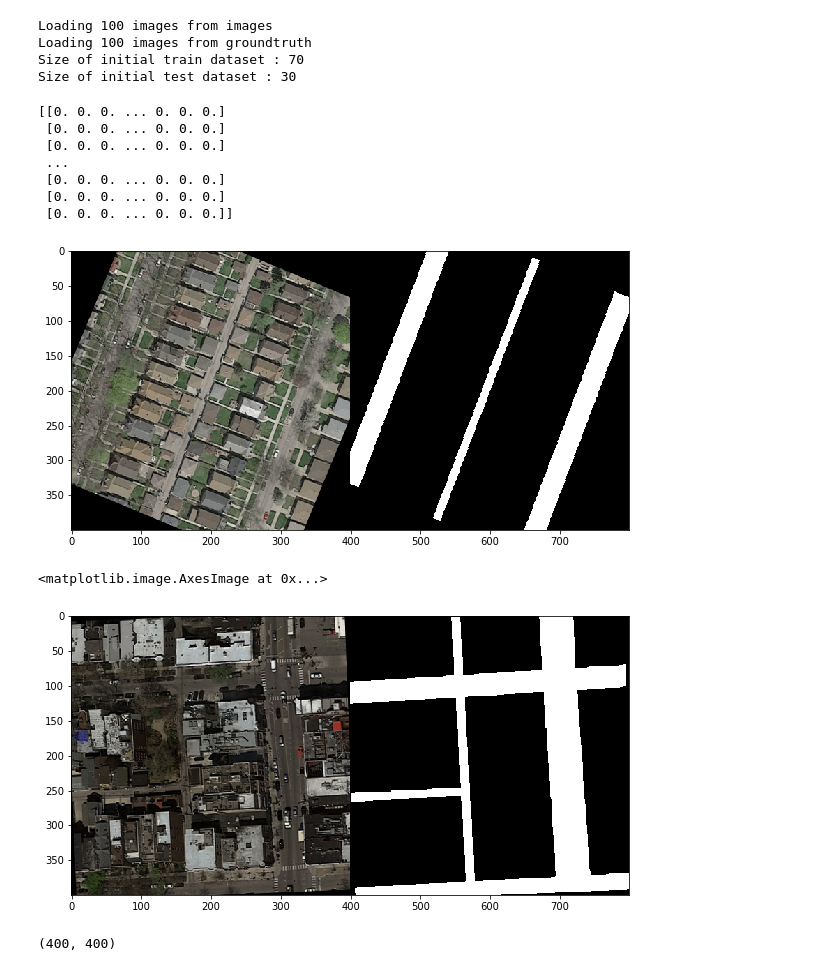
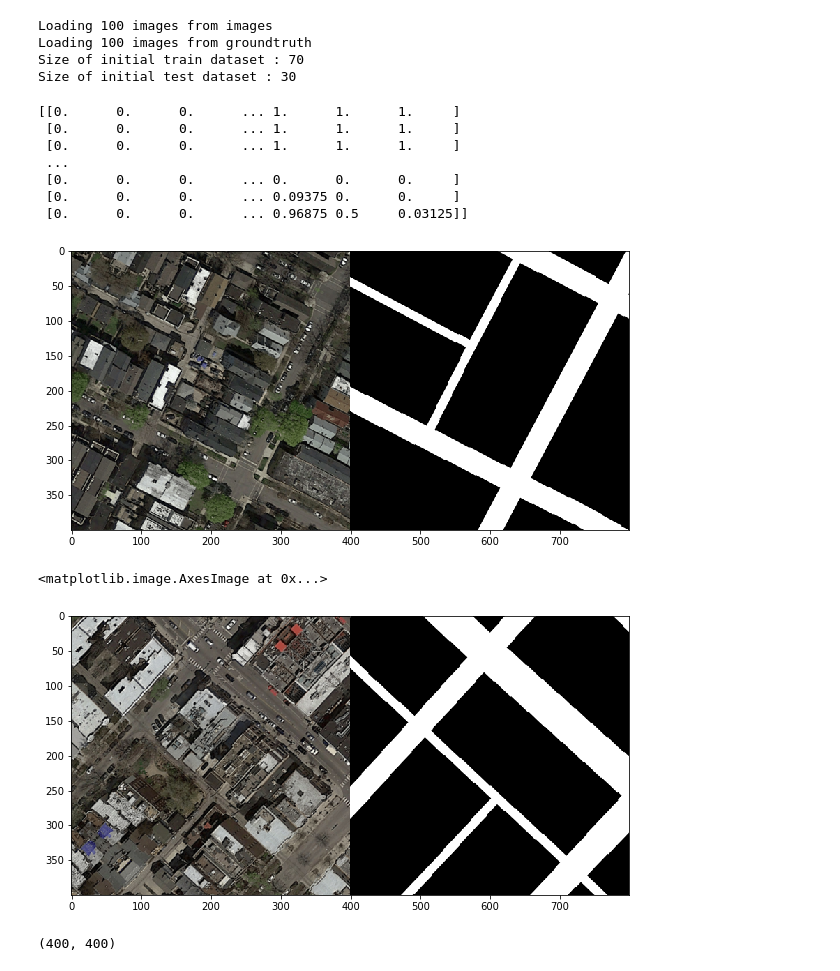
Before and after one commit to Arturjssln/ML_project2, a Jupyter notebook: src/artur/data_augmentation.ipynb, the cells around one changed output. Cells and saved outputs as stored; diff of their text form; code cells hidden in the pictures.

```diff
--- a/src/artur/data_augmentation.ipynb
+++ b/src/artur/data_augmentation.ipynb
@@ -98,39 +98,39 @@ import imgaug.augmenters as iaa
 seq = iaa.Sequential([
     iaa.Fliplr(0.25), # horizontally flip 25% of the images
     iaa.Flipud(0.25), # vertically flip 25% of all images
-    iaa.Sometimes(0.5, iaa.GaussianBlur(sigma=(0, 1))), #blur 50 % of the images
-    iaa.Sometimes(0.5, iaa.Affine(rotate=(-45, 45))),  # rotate by -45 to 45 degrees (affects segmaps)
+    #iaa.Sometimes(0.5, iaa.GaussianBlur(sigma=(0, 1))), #blur 50 % of the images
+    iaa.Sometimes(0.9, iaa.Affine(rotate=(-70, 70), mode='reflect')),  # rotate by -45 to 45 degrees (affects segmaps)
     # Make some images brighter and some darker.
     # In 10% of all cases, we sample the multiplier once per channel,
     # which can end up changing the color of the images.
-    iaa.Multiply((0.8, 1.2), per_channel=0.1),
-    iaa.GammaContrast((0.5, 1.5))
-], random_order=True)
+    #iaa.Multiply((0.8, 1.2), per_channel=0.1),
+    #iaa.GammaContrast((0.5, 1.5))
+])
 
 def augment_seg( img , seg  ):
     aug_det = seq.to_deterministic()
     image_aug = aug_det.augment_image( img )
-
-    segmap = ia.SegmentationMapsOnImage( seg , shape=img.shape )
-    segmap_aug = aug_det.augment_segmentation_maps( segmap )
-    segmap_aug = 1*segmap_aug.get_arr()
+    segmap_aug = aug_det.augment_image(seg)
+    #segmap = ia.SegmentationMapsOnImage( seg , shape=img.shape )
+    #segmap_aug = aug_det.augment_segmentation_maps( segmap )
+    #segmap_aug = 1*segmap_aug.get_arr()
 
     return image_aug , segmap_aug
 # %%
-img_aug , gt_img_aug = augment_seg(imgs_tr[0], gt_imgs_tr[0])
+img_aug , gt_img_aug = augment_seg(imgs_tr[3], gt_imgs_tr[3])
 cimg = concatenate_images(img_aug, gt_img_aug)
 fig1 = plt.figure(figsize=(10, 10))
 plt.imshow(cimg)
-print(gt_imgs_tr[0])
+print(gt_img_aug)
 # %% [output]
-[[0. 0. 0. ... 0. 0. 0.]
- [0. 0. 0. ... 0. 0. 0.]
- [0. 0. 0. ... 0. 0. 0.]
+[[0.      0.      0.      ... 1.      1.      1.     ]
+ [0.      0.      0.      ... 1.      1.      1.     ]
+ [0.      0.      0.      ... 1.      1.      1.     ]
  ...
- [0. 0. 0. ... 0. 0. 0.]
- [0. 0. 0. ... 0. 0. 0.]
- [0. 0. 0. ... 0. 0. 0.]]
+ [0.      0.      0.      ... 0.      0.      0.     ]
+ [0.      0.      0.      ... 0.09375 0.      0.     ]
+ [0.      0.      0.      ... 0.96875 0.5     0.03125]]
-[figure, old version]
+[figure, new version]
 # %%
 imgs_aug_tr = imgs_tr.copy()
 imgs_aug_te = imgs_te.copy()
@@ -158,7 +158,7 @@ fig1 = plt.figure(figsize=(10, 10))
 plt.imshow(cimg)
 # %% [output]
 <matplotlib.image.AxesImage at 0x...>
-[figure, old version]
+[figure, new version]
 # %%
 print(gt_imgs_aug_tr[-2].shape)
 # %% [output]
```
Also changed, not shown: 4 other files.
